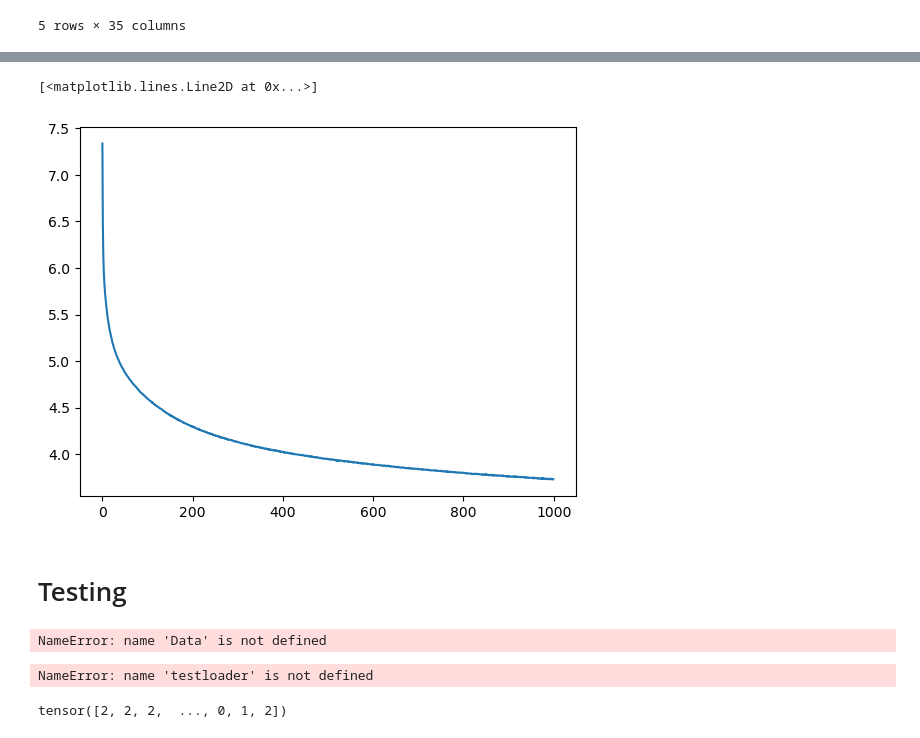
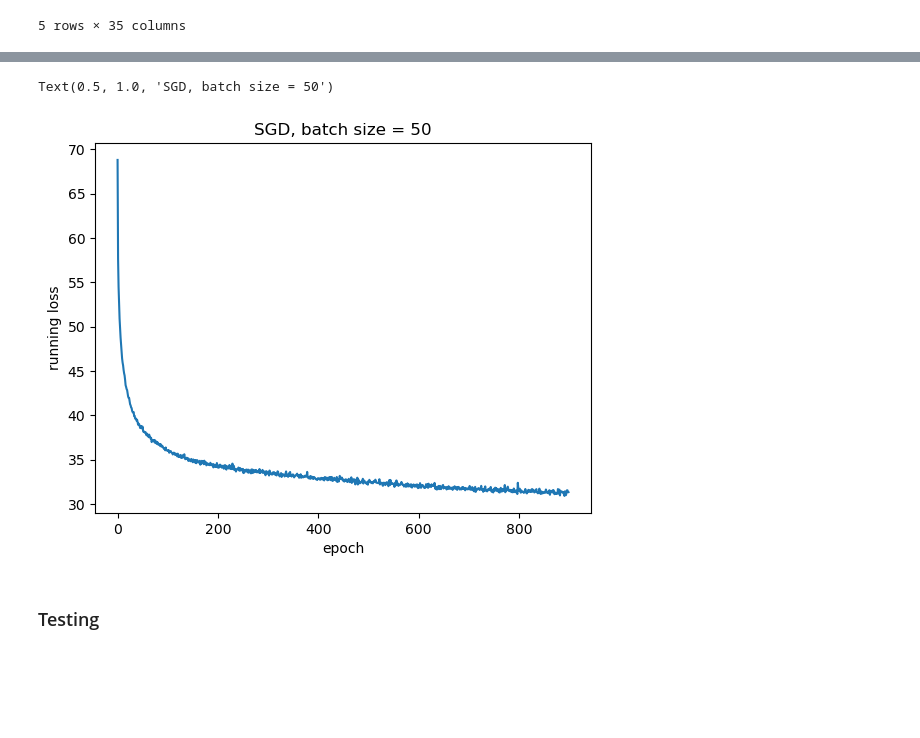
Before and after one commit to nathanchenseanwalter/ml_courses, a Jupyter notebook: dropout_risk/FinalProject.ipynb, the cells around one changed output, grey strips where cells are left out. Cells and saved outputs as stored; diff of their text form; code cells hidden in the pictures; blank space fills up the shorter version.

```diff
--- a/dropout_risk/FinalProject.ipynb
+++ b/dropout_risk/FinalProject.ipynb
@@ -126,4 +83,5 @@ trainloader = DataLoader(traindata, batch_size=batch_size,
 # %%
-input_dim = len(one_hot.columns)
+# Network class parameters
+input_dim = len(features.columns)
 output_dim = 3
-hidden = (input_dim + output_dim) // 2
+hidden = (input_dim + output_dim) // 2 # should be between input and output dimensions
@@ -131,11 +91,12 @@ hidden = (input_dim + output_dim) // 2
 class Network(nn.Module):
   def __init__(self):
     super().__init__()
+    self.leakyrelu = nn.LeakyReLU(0.001)
     self.linear1 = nn.Linear(input_dim,hidden)
     self.linear2 = nn.Linear(hidden,output_dim)
 
   def forward(self, x):
-    x = torch.relu(self.linear1(x))
+    x = self.leakyrelu(self.linear1(x))
     x = self.linear2(x)
     return x
 # %%
@@ -148,4 +110,4 @@ print(clf.parameters)
 )>
 # %%
-criterion = nn.CrossEntropyLoss()
-optimizer = torch.optim.SGD(clf.parameters(), lr=0.001)
+criterion = nn.CrossEntropyLoss() # most common loss criterion
+optimizer = torch.optim.SGD(clf.parameters(), lr=0.001, weight_decay=1e-5)
@@ -154,5 +132,5 @@ optimizer = torch.optim.SGD(clf.parameters(), lr=0.001)
 # %%
-epochs = 1000
+epochs = 900 # determined by hand to be around the best performance with given hyperparameters
 loss_arr = [i for i in range(epochs)]
 for epoch in range(epochs):
   running_loss = 0.0
@@ -182,19 +159,11 @@ epoch: 900, loss: 3.76621013879776
-# %%
-plt.plot(loss_arr)
-# %% [output]
-[<matplotlib.lines.Line2D at 0x...>]
-[figure, removed]
+# %%
+plt.plot(loss_arr)
+plt.xlabel("epoch")
+plt.ylabel("running loss")
+plt.title(f"SGD, batch size = {batch_size}")
+# %% [output]
+Text(0.5, 1.0, 'SGD, batch size = 50')
+[figure, added]
 # %% [markdown]
-# Testing
+### Testing
-# %%
-testdata = Data(X_test_np, y_test_np)
-testloader = DataLoader(testdata,batch_size=testdata.len,
-                        shuffle=True, num_workers=0)
-# %% [output]
-NameError: name 'Data' is not defined
-# %%
-dataiter = iter(testloader)
-inputs, labels = next(dataiter)
-# %% [output]
-NameError: name 'testloader' is not defined
 # %%
@@ -201,9 +171,5 @@ NameError: name 'testloader' is not defined
 outputs = clf(testdata.X)
 __, predicted = torch.max(outputs, 1)
-# %%
-print(predicted)
-# %% [output]
-tensor([2, 2, 2,  ..., 0, 1, 2])
 # %%
 print(accuracy_score(predicted,testdata.y))
 # %% [output]
```
Also changed, not shown: parts of 65 cells of this notebook.
